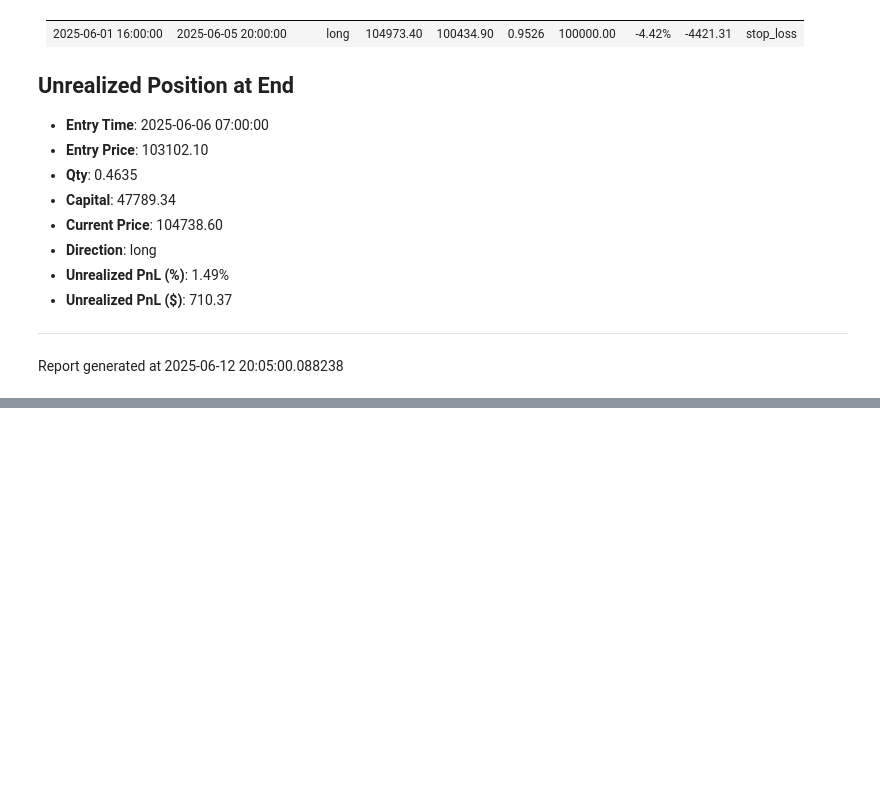
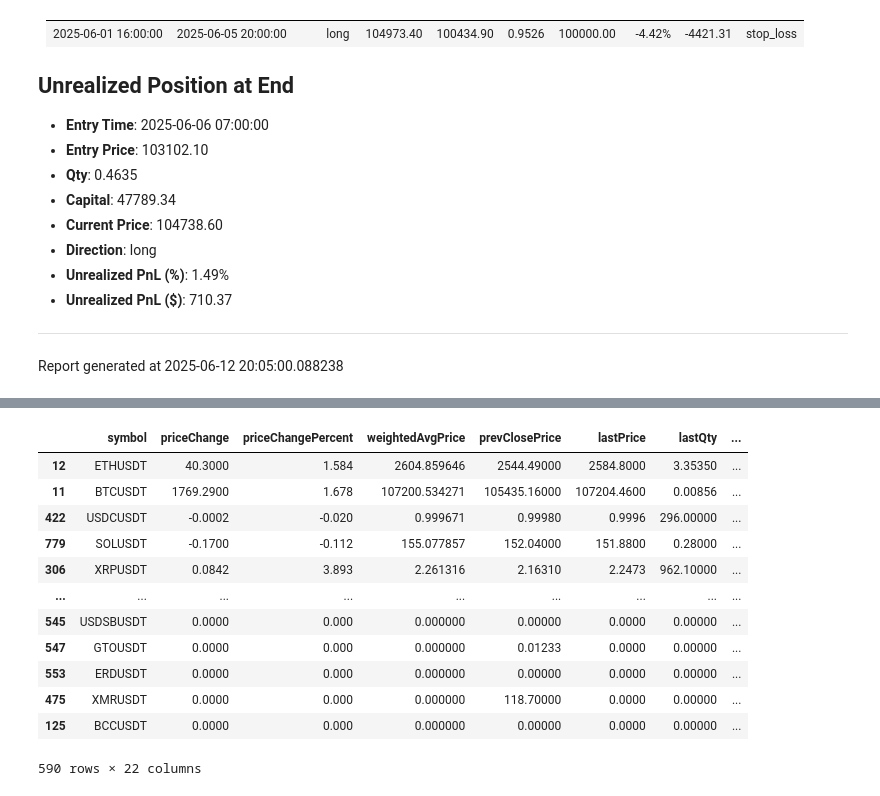
Before and after one commit to metaTaoTao/TaoTrader, a Jupyter notebook: notebooks/backtest_demo.ipynb, the cells around one changed output, grey strips where cells are left out. Cells and saved outputs as stored; diff of their text form; code cells hidden in the pictures; blank space fills up the shorter version.

```diff
--- a/notebooks/backtest_demo.ipynb
+++ b/notebooks/backtest_demo.ipynb
@@ -160,3 +160,18 @@ Total Trades: 1
 
 ---
 Report generated at 2025-06-12 20:05:00.088238
+# %%
+from data.market_data import BinanceDataFetcher
+fetcher = BinanceDataFetcher()
+
+# 获取最近100根1小时K线
+df = fetcher.get_kline(symbol="ETHUSDT", interval="1h", limit=100)
+print(df.tail())
+
+# 分页获取过去1000根K线（超出API限制的批量）
+df_long = fetcher.get_kline_paged(symbol="BTCUSDT", interval="15m", total=1000)
+print(df_long.tail())
+
+# 获取全市场USDT ticker排行
+df_ticker = fetcher.get_all_tickers()
+print(df_ticker.head())
@@ -162,0 +196,16 @@ Report generated at 2025-06-12 20:05:00.088238
+# %%
+df_ticker
+# %% [output]
+|  | symbol | priceChange | priceChangePercent | weightedAvgPrice | prevClosePrice | lastPrice | lastQty | ... |
+| 12 | ETHUSDT | 40.3000 | 1.584 | 2604.859646 | 2544.49000 | 2584.8000 | 3.35350 | ... |
+| 11 | BTCUSDT | 1769.2900 | 1.678 | 107200.534271 | 105435.16000 | 107204.4600 | 0.00856 | ... |
+| 422 | USDCUSDT | -0.0002 | -0.020 | 0.999671 | 0.99980 | 0.9996 | 296.00000 | ... |
+| 779 | SOLUSDT | -0.1700 | -0.112 | 155.077857 | 152.04000 | 151.8800 | 0.28000 | ... |
+| 306 | XRPUSDT | 0.0842 | 3.893 | 2.261316 | 2.16310 | 2.2473 | 962.10000 | ... |
+| ... | ... | ... | ... | ... | ... | ... | ... | ... |
+| 545 | USDSBUSDT | 0.0000 | 0.000 | 0.000000 | 0.00000 | 0.0000 | 0.00000 | ... |
+| 547 | GTOUSDT | 0.0000 | 0.000 | 0.000000 | 0.01233 | 0.0000 | 0.00000 | ... |
+| 553 | ERDUSDT | 0.0000 | 0.000 | 0.000000 | 0.00000 | 0.0000 | 0.00000 | ... |
+| 475 | XMRUSDT | 0.0000 | 0.000 | 0.000000 | 118.70000 | 0.0000 | 0.00000 | ... |
+| 125 | BCCUSDT | 0.0000 | 0.000 | 0.000000 | 0.00000 | 0.0000 | 0.00000 | ... |
+590 rows × 22 columns
```
Also changed, not shown: parts of 2 cells of this notebook, 18 other files.
